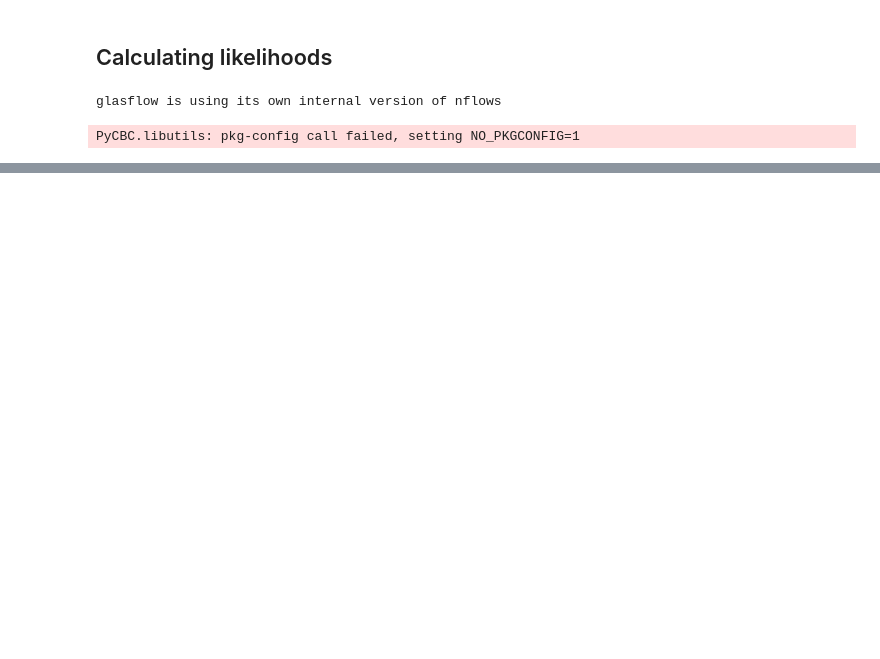
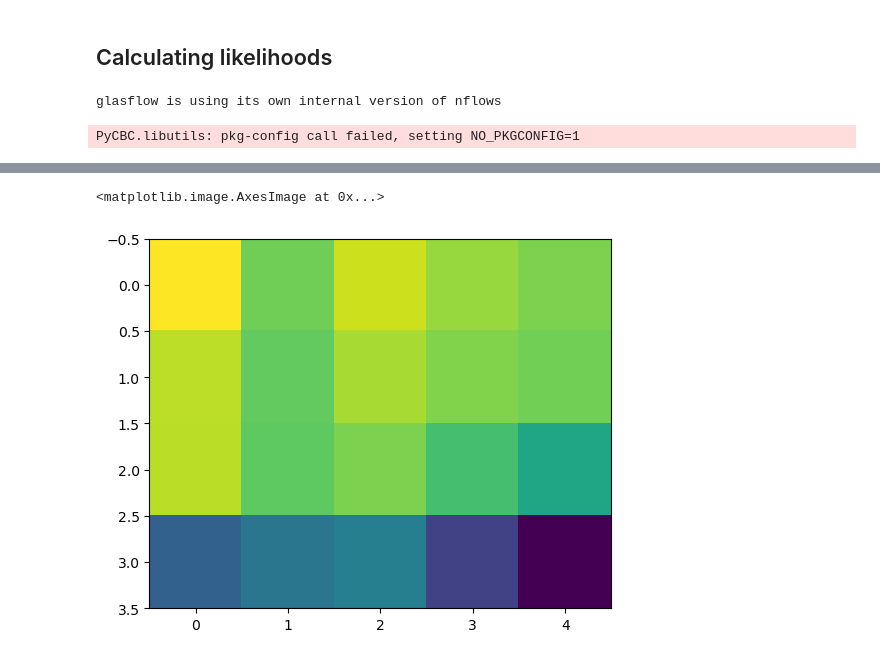
Before and after one commit to scolloms/AMAZE_model_selection, a Jupyter notebook: likelihood_calculation_test.ipynb, the cells around one changed output, grey strips where cells are left out. Saved outputs shown, nothing was run; the diff lists cells and outputs as text; code cells hidden in the pictures; blank space fills up the shorter version.

```diff
--- a/likelihood_calculation_test.ipynb
+++ b/likelihood_calculation_test.ipynb
@@ -146,0 +66,5 @@ array([['GC', 0, 3],
+# %%
+lnlike_kde=np.zeros((4,5))
+for chibid in range(4):
+    for alphaid in range(5):
+        lnlike_kde[chibid,alphaid]=sample.lnlike([chibid,alphaid,1.],obsdata, KDE, submodels_dict, ['CE'], use_flows=False)
@@ -146,0 +89,5 @@ array([['GC', 0, 3],
+# %%
+plt.imshow(lnlike_kde)
+# %% [output]
+<matplotlib.image.AxesImage at 0x...>
+[figure, added]
```
Also changed, not shown: parts of 15 cells of this notebook.
